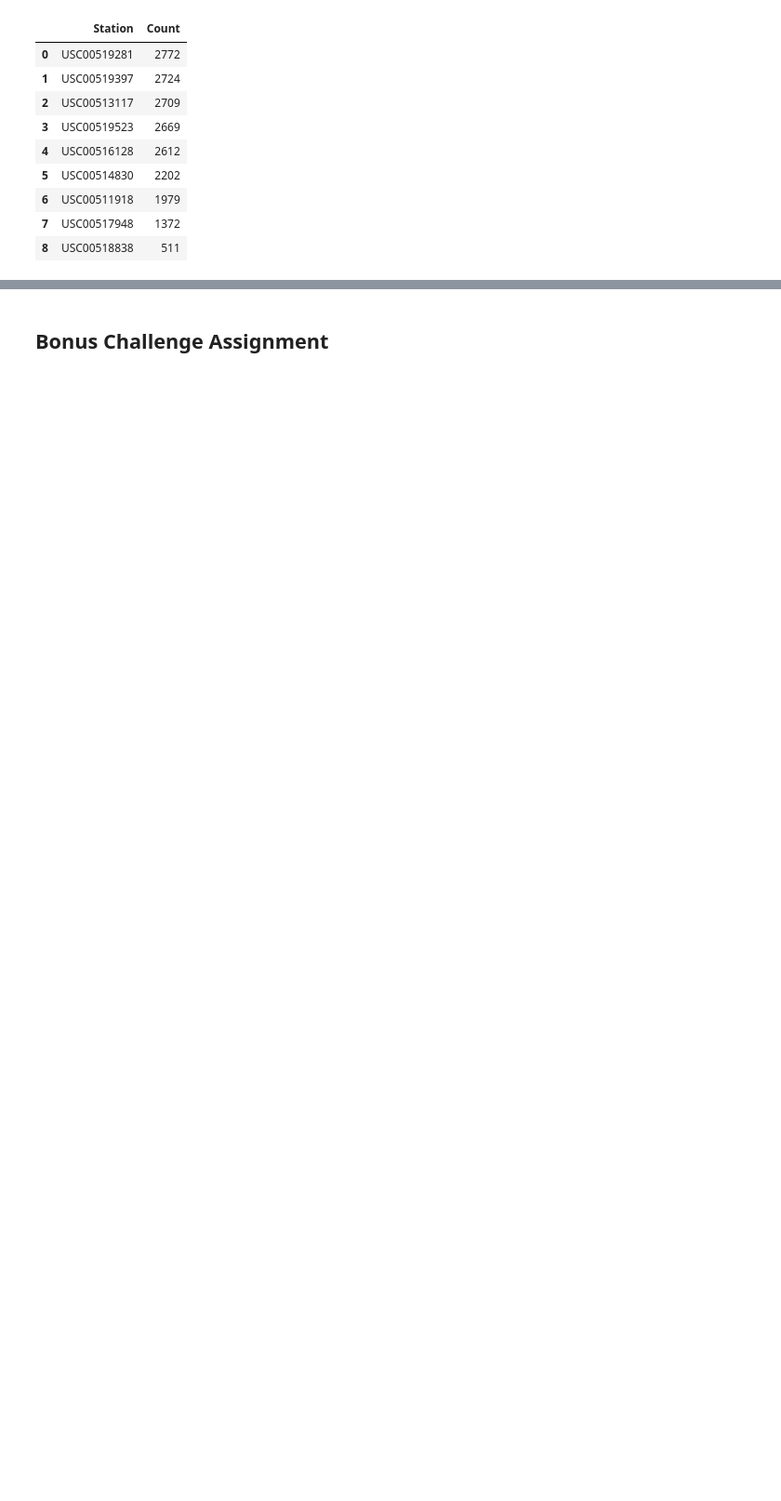
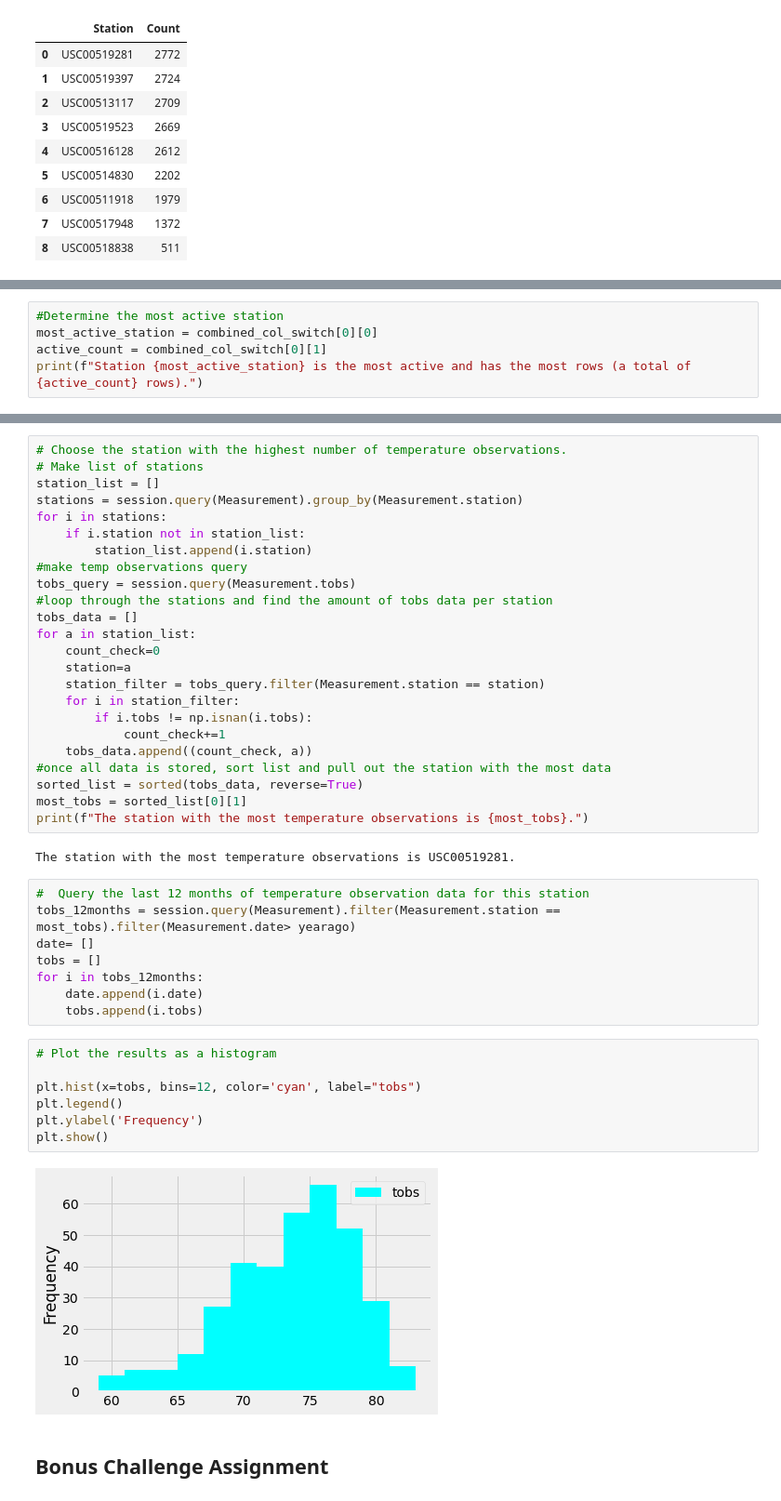
Before and after one commit to coreymcculley/sqlalchemy-challenge, a Jupyter notebook: CM_climate_starter.ipynb, the cells around one changed output, grey strips where cells are left out. Shown: that part at 93% size. Drawn from its saved outputs; the diff is of its cells as text; blank space fills up the shorter version.

Commit message:
Completed HW through the histogram

```diff
--- a/CM_climate_starter.ipynb
+++ b/CM_climate_starter.ipynb
@@ -168,0 +163,5 @@ station_activity_df.rename(columns={0: "Station", 1: "Count"})
+# %%
+#Determine the most active station
+most_active_station = combined_col_switch[0][0]
+active_count = combined_col_switch[0][1]
+print(f"Station {most_active_station} is the most active and has the most rows (a total of {active_count} rows).")
@@ -169,3 +196,46 @@ station_activity_df.rename(columns={0: "Station", 1: "Count"})
+# %%
+# Choose the station with the highest number of temperature observations.
+# Make list of stations
+station_list = []
+stations = session.query(Measurement).group_by(Measurement.station)
+for i in stations:
+    if i.station not in station_list:
+        station_list.append(i.station)
+#make temp observations query
+tobs_query = session.query(Measurement.tobs)
+#loop through the stations and find the amount of tobs data per station
+tobs_data = []
+for a in station_list:
+    count_check=0
+    station=a
+    station_filter = tobs_query.filter(Measurement.station == station)
+    for i in station_filter:
+        if i.tobs != np.isnan(i.tobs):
+            count_check+=1
+    tobs_data.append((count_check, a))
+#once all data is stored, sort list and pull out the station with the most data
+sorted_list = sorted(tobs_data, reverse=True)
+most_tobs = sorted_list[0][1]
+print(f"The station with the most temperature observations is {most_tobs}.")
+# %% [output]
+The station with the most temperature observations is USC00519281.
+# %%
+#  Query the last 12 months of temperature observation data for this station
+tobs_12months = session.query(Measurement).filter(Measurement.station == most_tobs).filter(Measurement.date> yearago)
+date= []
+tobs = []
+for i in tobs_12months:
+    date.append(i.date)
+    tobs.append(i.tobs)
+# %%
+# Plot the results as a histogram
+
+plt.hist(x=tobs, bins=12, color='cyan', label="tobs")
+plt.legend()
+plt.ylabel('Frequency')
+plt.show()
+# %% [output]
+[figure, added]
 # %% [markdown]
 ## Bonus Challenge Assignment
 # %%
```
Also changed, not shown: parts of 6 cells of this notebook.
